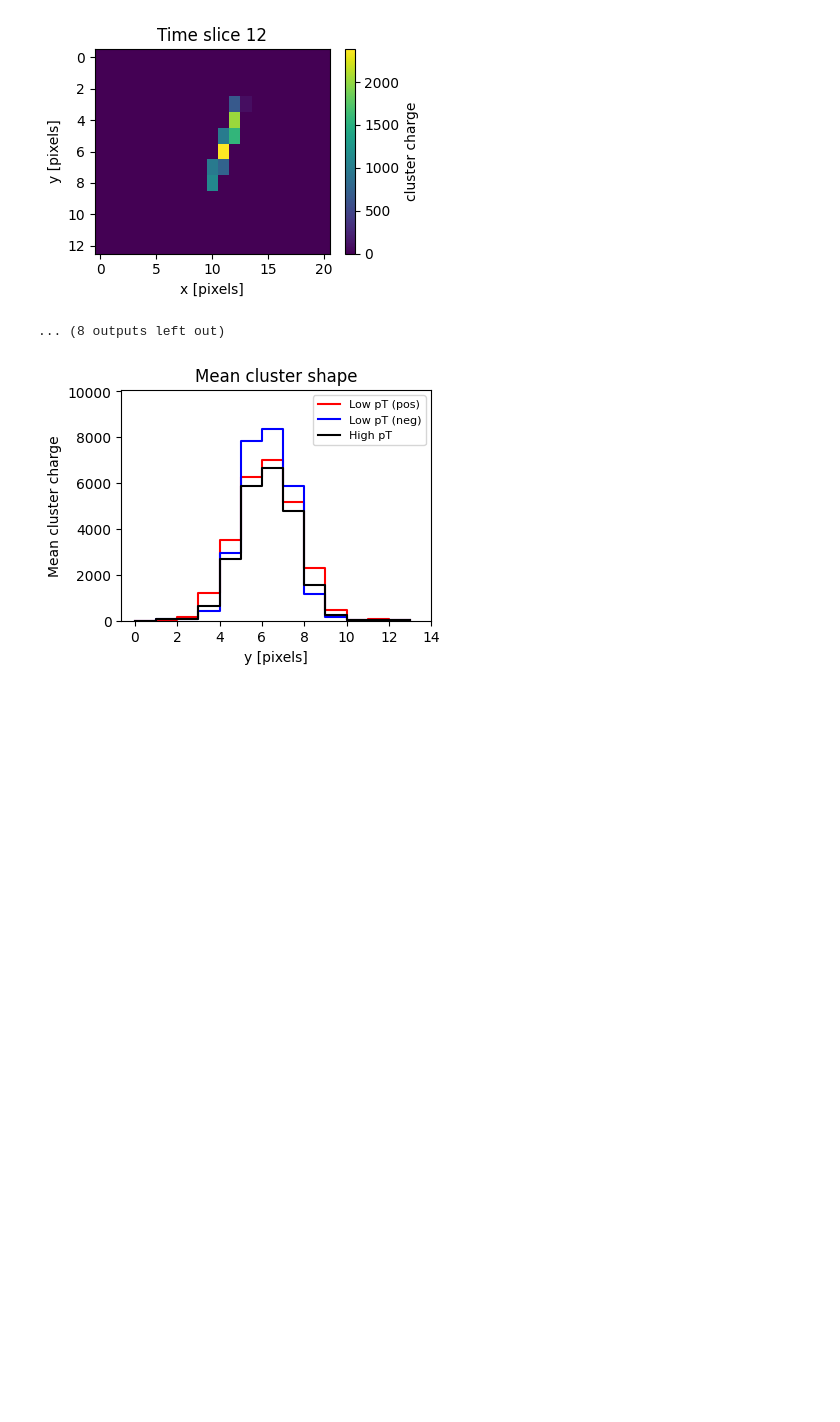
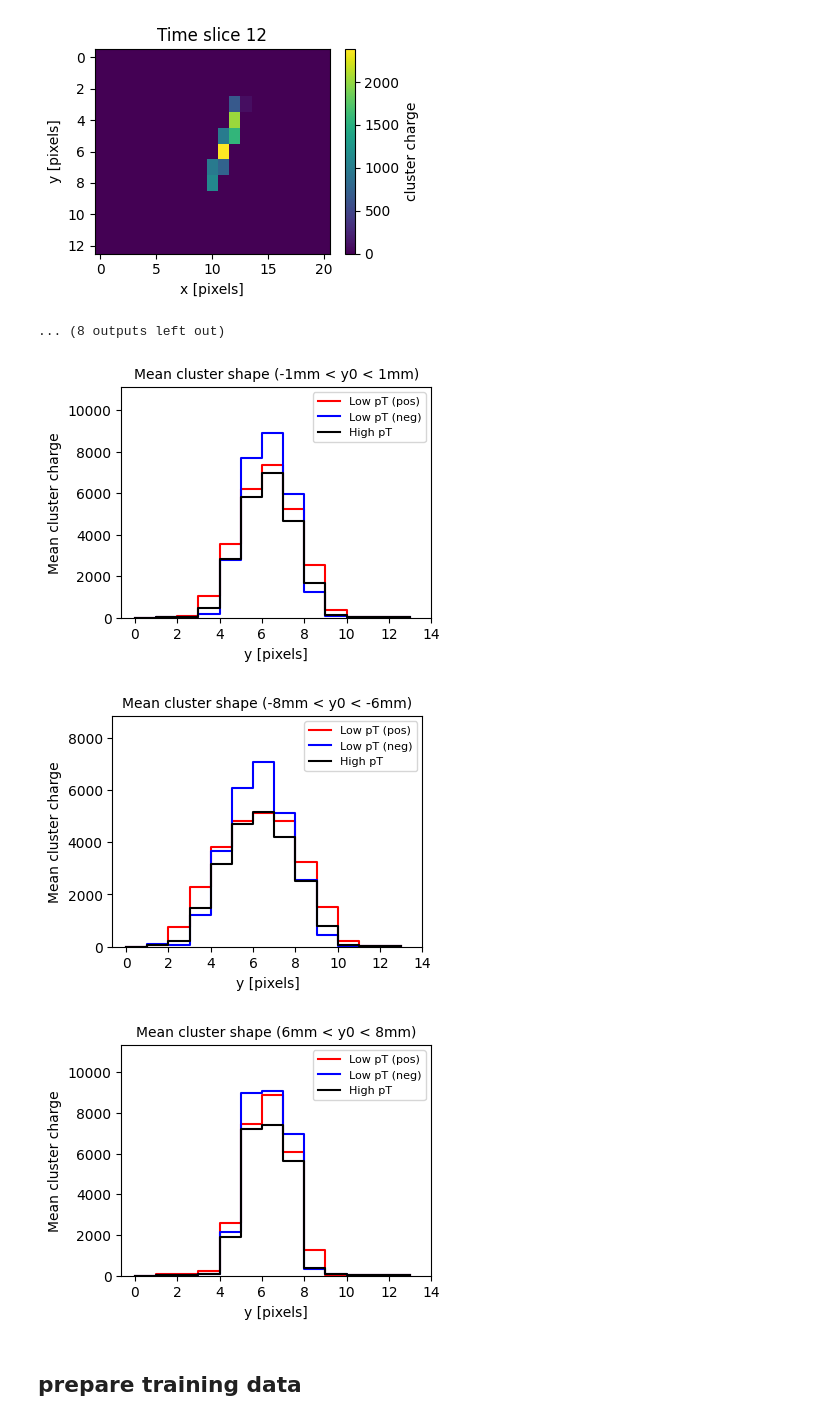
Before and after one commit to hftsoi/smart-pixels, a Jupyter notebook: smart_pixels.ipynb, the cells around one changed output. Drawn from its saved outputs; the diff is of its cells as text; code cells hidden in the pictures; blank space fills up the shorter version.

```diff
--- a/smart_pixels.ipynb
+++ b/smart_pixels.ipynb
@@ -20,0 +24,17 @@ tf.random.set_seed(42)
+# %%
+data_files = sorted(glob.glob('recon3D/recon3D_d*.parquet'))
+labels_files = sorted(glob.glob('labels/labels_d*.parquet'))
+
+data_list = []
+labels_list = []
+n_files = 0
+for rf, lf in zip(data_files, labels_files):
+    if n_files < 20:
+        d = pd.read_parquet(rf)
+        l = pd.read_parquet(lf)
+        data_list.append(d)
+        labels_list.append(l)
+    n_files += 1
+
+data = pd.concat(data_list, ignore_index=True)
+labels = pd.concat(labels_list, ignore_index=True)
@@ -21,5 +76,2 @@ tf.random.set_seed(42)
 # %% [markdown]
 ## plot data
-# %%
-data = pd.read_parquet('recon3D/recon3D_d17301.parquet')
-labels = pd.read_parquet('labels/labels_d17301.parquet')
@@ -83,33 +100,42 @@ for i in range(data[0].shape[0]):
 [figure]
 ... (8 outputs left out)
 # %%
-# take the last time slice, and sum over x to get y profile
-y_profile = data[:, -1, :, :].sum(axis = -1)
+y0_range = [(-1, 1), (-8, -6), (6, 8)]
+for r in y0_range:
+    data_y0range = data[(labels['y-local'] > r[0]) & (labels['y-local'] < r[1])]
+    labels_y0range = labels[(labels['y-local'] > r[0]) & (labels['y-local'] < r[1])]
 
-y_profile_low_pos = y_profile[(labels['pt'] < 0.2) & (labels['pt'] > 0)]
-y_profile_low_neg = y_profile[(labels['pt'] > -0.2) & (labels['pt'] < 0)]
-y_profile_high = y_profile[(labels['pt'] > 0.2) | (labels['pt'] < -0.2)]
+    # take the last time slice, and sum over x to get y profile
+    y_profile = data_y0range[:, -1, :, :].sum(axis = -1)
 
-y_profile_low_pos_mean = y_profile_low_pos.mean(axis = 0)
-y_profile_low_neg_mean = y_profile_low_neg.mean(axis = 0)
-y_profile_high_mean = y_profile_high.mean(axis = 0)
+    y_profile_low_pos = y_profile[(labels_y0range['pt'] < 0.2) & (labels_y0range['pt'] > 0)]
+    y_profile_low_neg = y_profile[(labels_y0range['pt'] > -0.2) & (labels_y0range['pt'] < 0)]
+    y_profile_high = y_profile[(labels_y0range['pt'] > 0.2) | (labels_y0range['pt'] < -0.2)]
 
-edges = np.arange(len(y_profile_low_pos_mean) + 1)
+    y_profile_low_pos_mean = y_profile_low_pos.mean(axis = 0)
+    y_profile_low_neg_mean = y_profile_low_neg.mean(axis = 0)
+    y_profile_high_mean = y_profile_high.mean(axis = 0)
 
-y_profile_low_pos_mean = np.concatenate(([0], y_profile_low_pos_mean))
-y_profile_low_neg_mean = np.concatenate(([0], y_profile_low_neg_mean))
-y_profile_high_mean = np.concatenate(([0], y_profile_high_mean))
+    edges = np.arange(len(y_profile_low_pos_mean) + 1)
 
-plt.figure(figsize=(4, 3))
-plt.step(edges, y_profile_low_pos_mean, where='post', label = 'Low pT (pos)', color='red')
-plt.step(edges, y_profile_low_neg_mean, where='post', label = 'Low pT (neg)', color='blue')
-plt.step(edges, y_profile_high_mean, where='post', label = 'High pT', color='black')
-plt.title("Mean cluster shape")
-plt.ylim(0, max(y)*1.5)
-plt.xlabel("y [pixels]")
-plt.ylabel("Mean cluster charge")
-plt.xticks(np.arange(0, len(y_profile_low_pos_mean) + 1, 2))
-plt.legend(fontsize=8)
-plt.show()
+    y_profile_low_pos_mean = np.concatenate(([0], y_profile_low_pos_mean))
+    y_profile_low_neg_mean = np.concatenate(([0], y_profile_low_neg_mean))
+    y_profile_high_mean = np.concatenate(([0], y_profile_high_mean))
+
+    plt.figure(figsize=(4, 3))
+    plt.step(edges, y_profile_low_pos_mean, where='post', label = 'Low pT (pos)', color='red')
+    plt.step(edges, y_profile_low_neg_mean, where='post', label = 'Low pT (neg)', color='blue')
+    plt.step(edges, y_profile_high_mean, where='post', label = 'High pT', color='black')
+    plt.title(f"Mean cluster shape ({r[0]}mm < y0 < {r[1]}mm)", size=10)
+    plt.ylim(0, max(y_profile_low_neg_mean)*1.25)
+    plt.xlabel("y [pixels]")
+    plt.ylabel("Mean cluster charge")
+    plt.xticks(np.arange(0, len(y_profile_low_pos_mean) + 1, 2))
+    plt.legend(fontsize=8)
+    plt.show()
 # %% [output]
-[figure, old version]
+[figure, new version]
+[figure, added]
+[figure, added]
+# %% [markdown]
+## prepare training data
```
Also changed, not shown: parts of 11 cells of this notebook.
